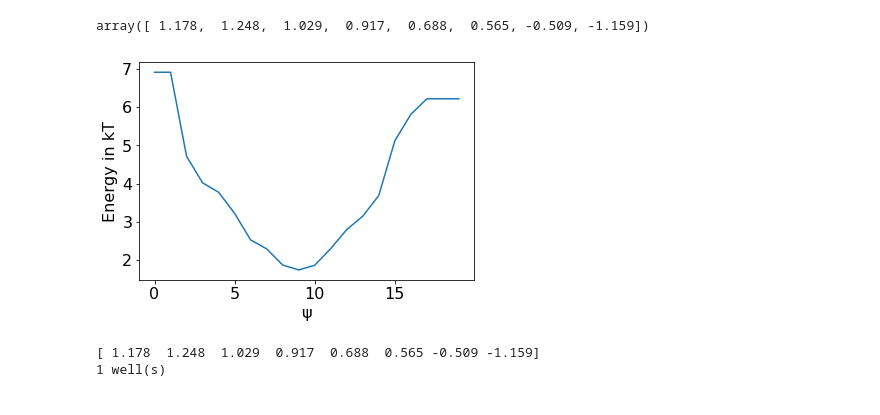
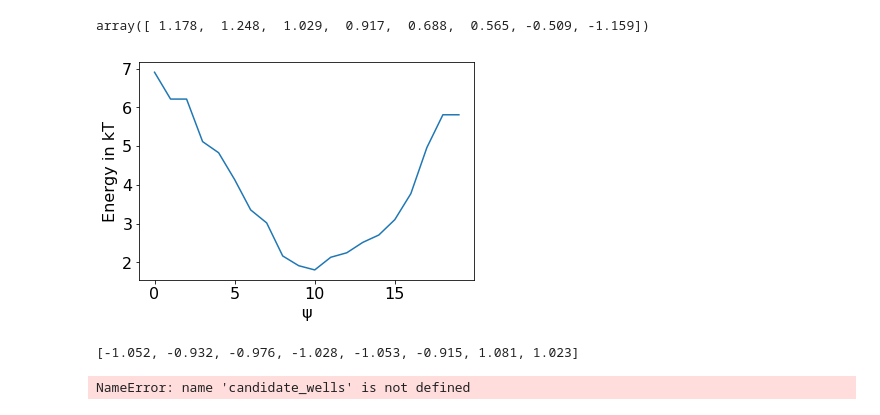
Before and after one commit to tiwarylab/amino, a Jupyter notebook: BUT/Pavan RC's.ipynb, the cells around one changed output. Cells and saved outputs as stored; diff of their text form; code cells hidden in the pictures.

```diff
--- a/BUT/Pavan RC's.ipynb
+++ b/BUT/Pavan RC's.ipynb
@@ -135,15 +135,16 @@ Testing 1 wells
 array([ 1.178,  1.248,  1.029,  0.917,  0.688,  0.565, -0.509, -1.159])
 # %%
 # Graphing the optimal RC with the most wells
+rc = [-1.052, -0.932, -0.976, -1.028, -1.053, -0.915, 1.081, 1.023]
 p=sgoop.md_prob(rc)
 plt.rcParams.update({'font.size': 16})
 plt.pyplot.xlabel("\u03C8")
 plt.pyplot.ylabel("Energy in kT")
 plt.pyplot.plot(-np.ma.log(p))
 plt.pyplot.show()
 print(rc)
 print(str(candidate_wells - 1) + " well(s)")
 # %% [output]
-[figure, old version]
+[figure, new version]
-[ 1.178  1.248  1.029  0.917  0.688  0.565 -0.509 -1.159]
-1 well(s)
+[-1.052, -0.932, -0.976, -1.028, -1.053, -0.915, 1.081, 1.023]
+NameError: name 'candidate_wells' is not defined
```
Also changed, not shown: 4 other files.
